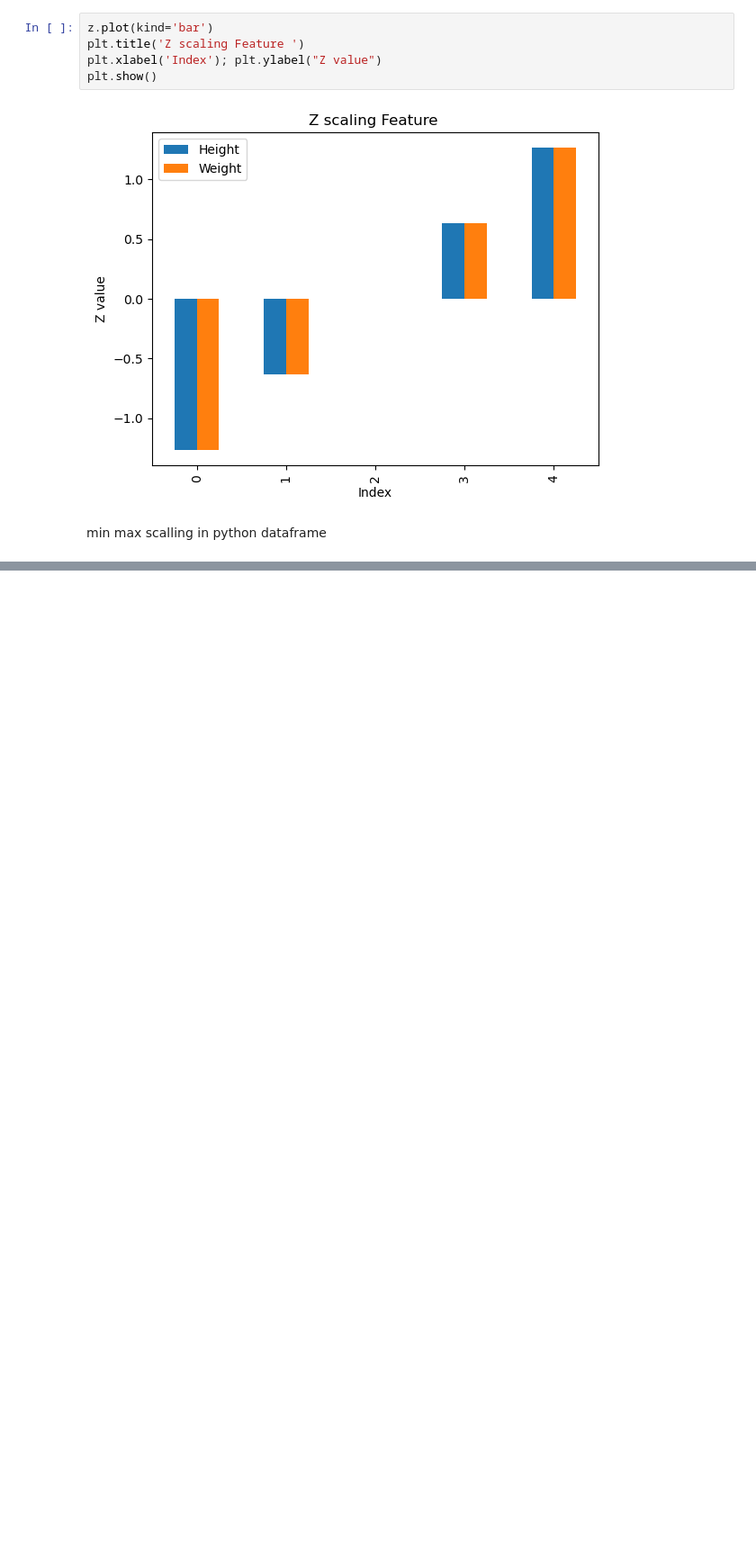
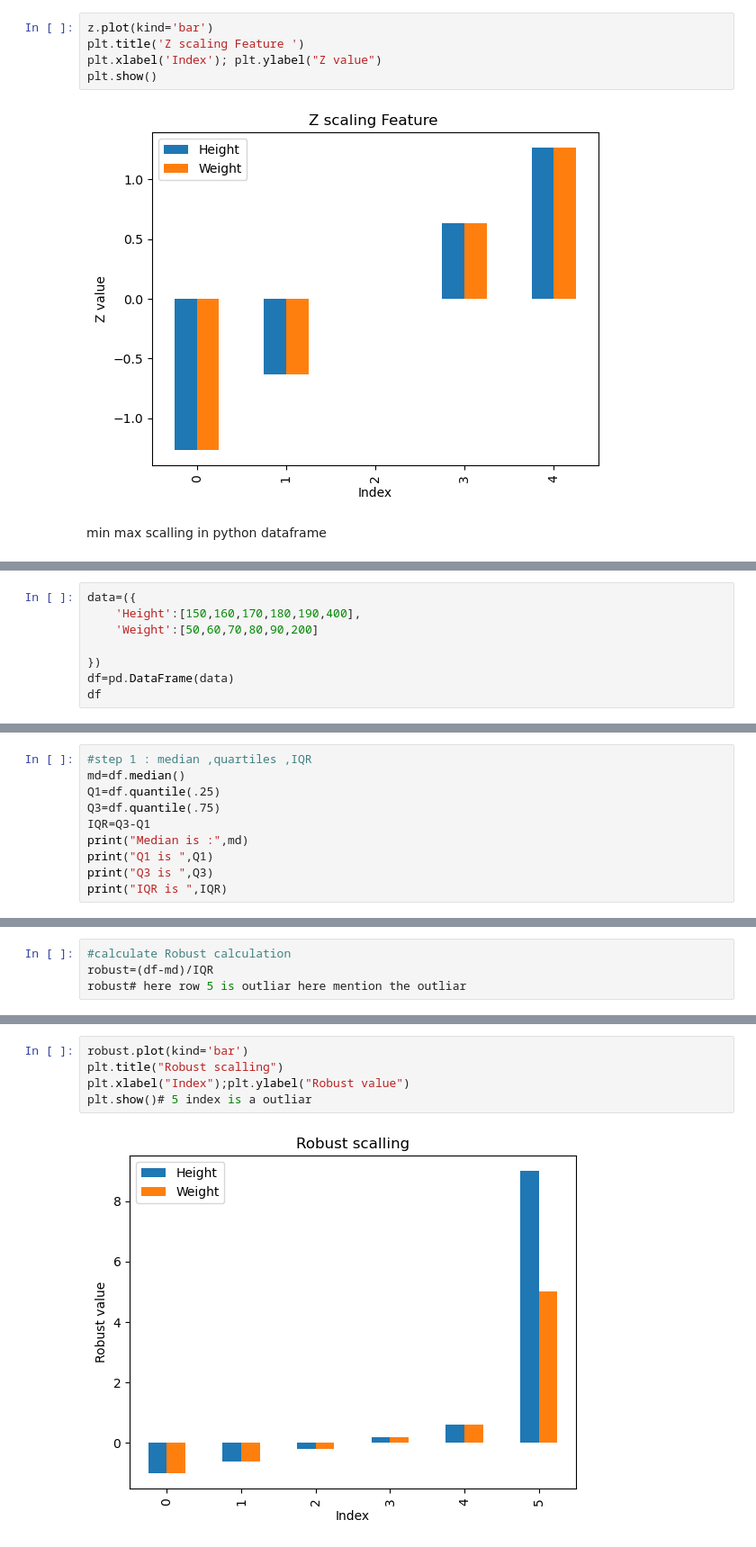
Before and after one commit to arman-hossain45/Phitrom_AI-ML, a Jupyter notebook: allModulePractice.ipynb, the cells around one changed output, grey strips where cells are left out. Shown at 90% size. Drawn from its saved outputs; the diff is of its cells as text; blank space fills up the shorter version.

Commit message:
z score ,robust ,min_max scalling

```diff
--- a/allModulePractice.ipynb
+++ b/allModulePractice.ipynb
@@ -4326,0 +4317,8 @@ plt.show()
+# %%
+data=({
+    'Height':[150,160,170,180,190,400],
+    'Weight':[50,60,70,80,90,200]
+
+})
+df=pd.DataFrame(data)
+df
@@ -4326,0 +4333,10 @@ plt.show()
+# %%
+#step 1 : median ,quartiles ,IQR
+md=df.median()
+Q1=df.quantile(.25)
+Q3=df.quantile(.75)
+IQR=Q3-Q1
+print("Median is :",md)
+print("Q1 is ",Q1)
+print("Q3 is ",Q3)
+print("IQR is ",IQR)
@@ -4326,0 +4356,4 @@ plt.show()
+# %%
+#calculate Robust calculation
+robust=(df-md)/IQR
+robust# here row 5 is outliar here mention the outliar
@@ -4326,0 +4368,7 @@ plt.show()
+# %%
+robust.plot(kind='bar')
+plt.title("Robust scalling")
+plt.xlabel("Index");plt.ylabel("Robust value")
+plt.show()# 5 index is a outliar
+# %% [output]
+[figure, added]
```
Also changed, not shown: parts of 12 cells of this notebook.
